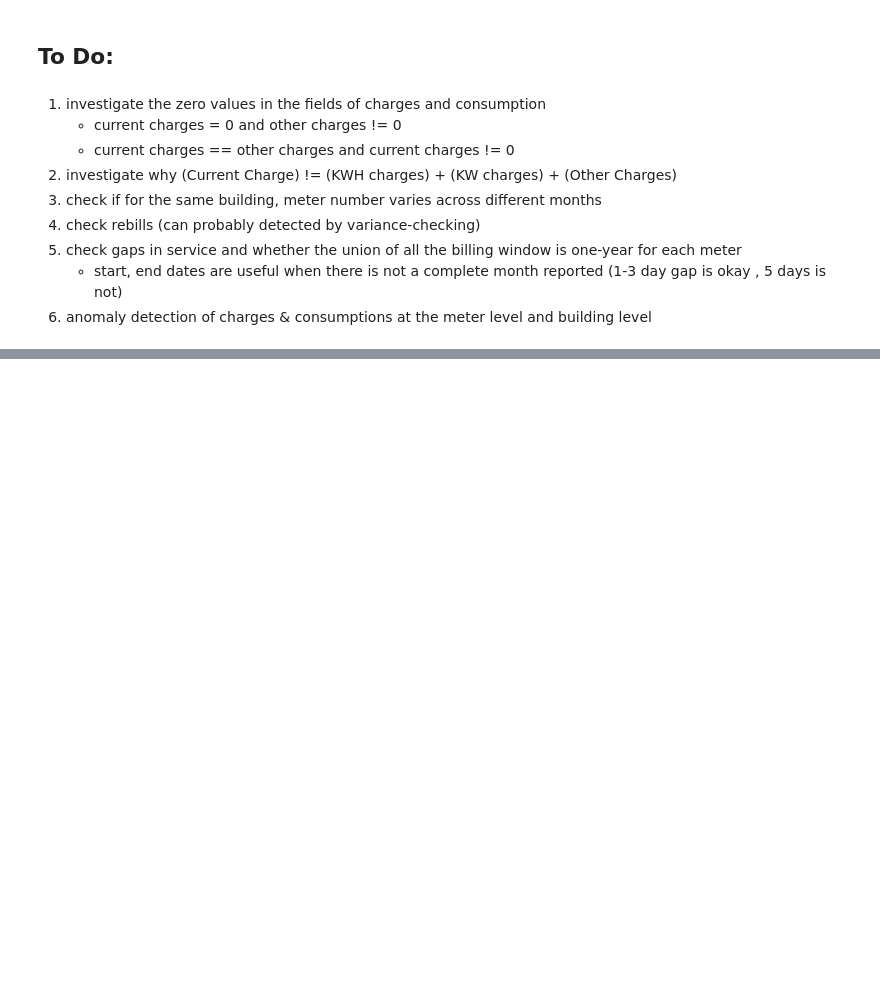
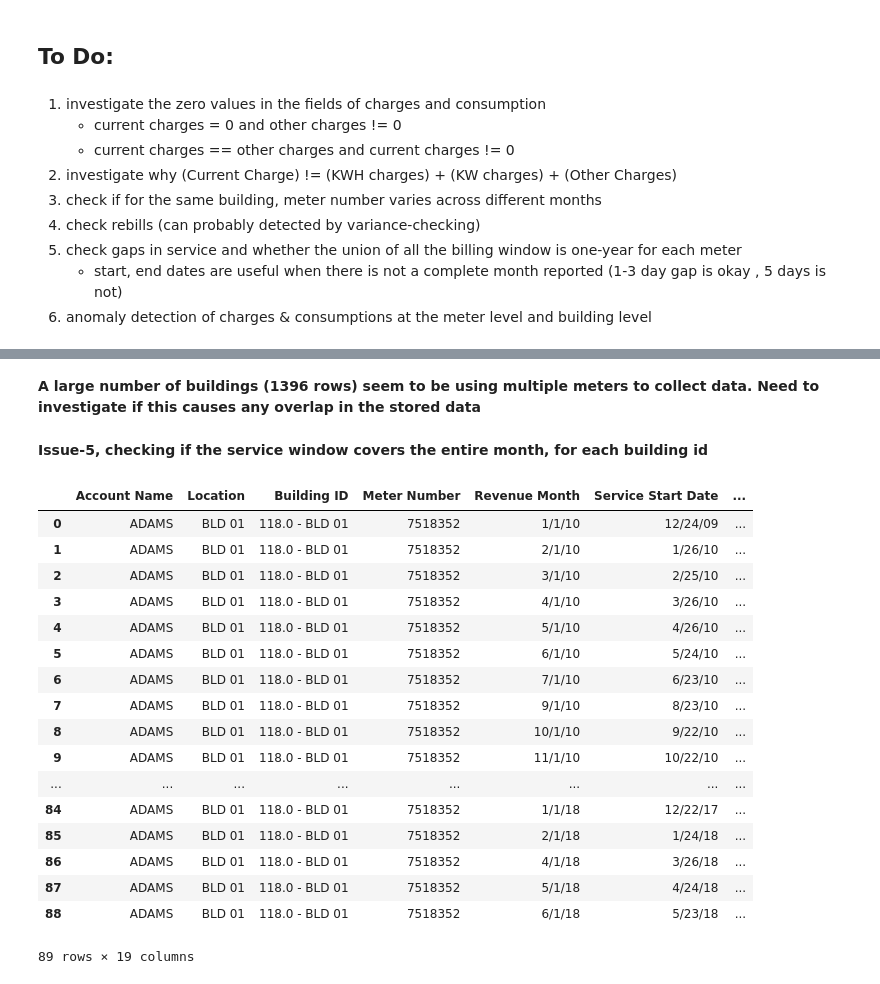
Before and after one commit to jasonfeiwang/Anomaly-Detectors, a Jupyter notebook: src/EDA-NYCHA-Electricity.ipynb, the cells around one changed output, grey strips where cells are left out. Saved outputs shown, nothing was run; the diff lists cells and outputs as text; code cells hidden in the pictures; blank space fills up the shorter version.

Commit message:
added code for issues 2,3 and 5

```diff
--- a/src/EDA-NYCHA-Electricity.ipynb
+++ b/src/EDA-NYCHA-Electricity.ipynb
@@ -446,0 +545,25 @@ df[((df['KW Charges'] == 0) ^ (df['Consumption (KW)'] == 0))]\
+# %% [markdown]
+**A large number of buildings (1396 rows) seem to be using multiple meters to collect data. Need to investigate if this causes any overlap in the stored data**
+# %% [markdown]
+**Issue-5, checking if the service window covers the entire month, for each building id**
+# %%
+clean_df[clean_df['Building ID'] == '118.0 - BLD 01']
+# %% [output]
+|  | Account Name | Location | Building ID | Meter Number | Revenue Month | Service Start Date | ... |
+| 0 | ADAMS | BLD 01 | 118.0 - BLD 01 | 7518352 | 1/1/10 | 12/24/09 | ... |
+| 1 | ADAMS | BLD 01 | 118.0 - BLD 01 | 7518352 | 2/1/10 | 1/26/10 | ... |
+| 2 | ADAMS | BLD 01 | 118.0 - BLD 01 | 7518352 | 3/1/10 | 2/25/10 | ... |
+| 3 | ADAMS | BLD 01 | 118.0 - BLD 01 | 7518352 | 4/1/10 | 3/26/10 | ... |
+| 4 | ADAMS | BLD 01 | 118.0 - BLD 01 | 7518352 | 5/1/10 | 4/26/10 | ... |
+| 5 | ADAMS | BLD 01 | 118.0 - BLD 01 | 7518352 | 6/1/10 | 5/24/10 | ... |
+| 6 | ADAMS | BLD 01 | 118.0 - BLD 01 | 7518352 | 7/1/10 | 6/23/10 | ... |
+| 7 | ADAMS | BLD 01 | 118.0 - BLD 01 | 7518352 | 9/1/10 | 8/23/10 | ... |
+| 8 | ADAMS | BLD 01 | 118.0 - BLD 01 | 7518352 | 10/1/10 | 9/22/10 | ... |
+| 9 | ADAMS | BLD 01 | 118.0 - BLD 01 | 7518352 | 11/1/10 | 10/22/10 | ... |
+| ... | ... | ... | ... | ... | ... | ... | ... |
+| 84 | ADAMS | BLD 01 | 118.0 - BLD 01 | 7518352 | 1/1/18 | 12/22/17 | ... |
+| 85 | ADAMS | BLD 01 | 118.0 - BLD 01 | 7518352 | 2/1/18 | 1/24/18 | ... |
+| 86 | ADAMS | BLD 01 | 118.0 - BLD 01 | 7518352 | 4/1/18 | 3/26/18 | ... |
+| 87 | ADAMS | BLD 01 | 118.0 - BLD 01 | 7518352 | 5/1/18 | 4/24/18 | ... |
+| 88 | ADAMS | BLD 01 | 118.0 - BLD 01 | 7518352 | 6/1/18 | 5/23/18 | ... |
+89 rows × 19 columns
```
Also changed, not shown: parts of 15 cells of this notebook.
